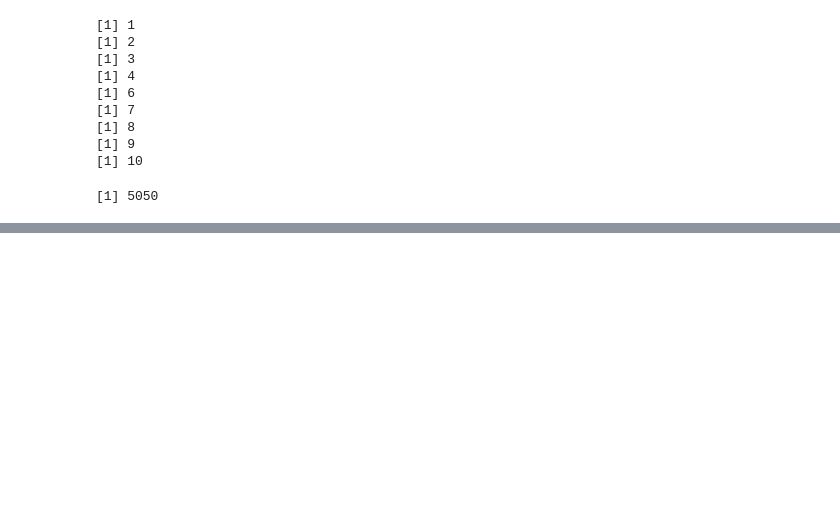
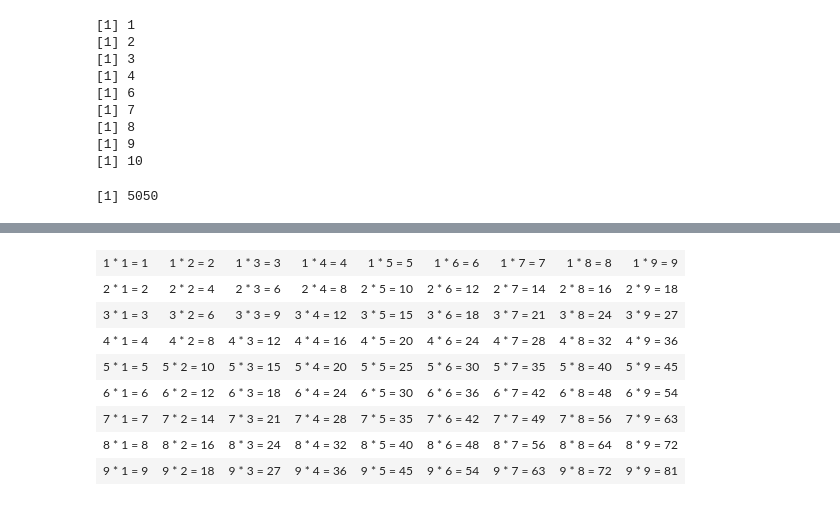
Before and after one commit to YuHsuanLin/riii, a Jupyter notebook: cb102/cb102_20180814.ipynb, the cells around one changed output, grey strips where cells are left out. Cells and saved outputs as stored; diff of their text form; code cells hidden in the pictures; blank space fills up the shorter version.

```diff
--- a/cb102/cb102_20180814.ipynb
+++ b/cb102/cb102_20180814.ipynb
@@ -318,0 +340,19 @@ print(sum)
+# %%
+for(i in 1:9){
+    for(j in 1:9){
+#         mat[i,j] = paste(i,"*",j,"=",i*j)
+        mat[i,j] = sprintf("%s * %s = %s",i,j,i*j)
+    }
+}
+# %%
+mat
+# %% [output]
+| 1 * 1 = 1 | 1 * 2 = 2 | 1 * 3 = 3 | 1 * 4 = 4 | 1 * 5 = 5 | 1 * 6 = 6 | 1 * 7 = 7 | 1 * 8 = 8 | 1 * 9 = 9 |
+| 2 * 1 = 2 | 2 * 2 = 4 | 2 * 3 = 6 | 2 * 4 = 8 | 2 * 5 = 10 | 2 * 6 = 12 | 2 * 7 = 14 | 2 * 8 = 16 | 2 * 9 = 18 |
+| 3 * 1 = 3 | 3 * 2 = 6 | 3 * 3 = 9 | 3 * 4 = 12 | 3 * 5 = 15 | 3 * 6 = 18 | 3 * 7 = 21 | 3 * 8 = 24 | 3 * 9 = 27 |
+| 4 * 1 = 4 | 4 * 2 = 8 | 4 * 3 = 12 | 4 * 4 = 16 | 4 * 5 = 20 | 4 * 6 = 24 | 4 * 7 = 28 | 4 * 8 = 32 | 4 * 9 = 36 |
+| 5 * 1 = 5 | 5 * 2 = 10 | 5 * 3 = 15 | 5 * 4 = 20 | 5 * 5 = 25 | 5 * 6 = 30 | 5 * 7 = 35 | 5 * 8 = 40 | 5 * 9 = 45 |
+| 6 * 1 = 6 | 6 * 2 = 12 | 6 * 3 = 18 | 6 * 4 = 24 | 6 * 5 = 30 | 6 * 6 = 36 | 6 * 7 = 42 | 6 * 8 = 48 | 6 * 9 = 54 |
+| 7 * 1 = 7 | 7 * 2 = 14 | 7 * 3 = 21 | 7 * 4 = 28 | 7 * 5 = 35 | 7 * 6 = 42 | 7 * 7 = 49 | 7 * 8 = 56 | 7 * 9 = 63 |
+| 8 * 1 = 8 | 8 * 2 = 16 | 8 * 3 = 24 | 8 * 4 = 32 | 8 * 5 = 40 | 8 * 6 = 48 | 8 * 7 = 56 | 8 * 8 = 64 | 8 * 9 = 72 |
+| 9 * 1 = 9 | 9 * 2 = 18 | 9 * 3 = 27 | 9 * 4 = 36 | 9 * 5 = 45 | 9 * 6 = 54 | 9 * 7 = 63 | 9 * 8 = 72 | 9 * 9 = 81 |
```
Also changed, not shown: parts of 18 cells of this notebook.
